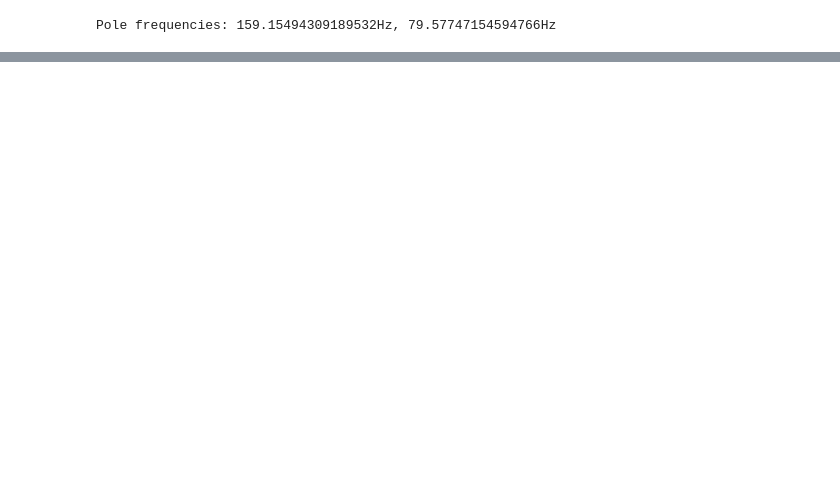
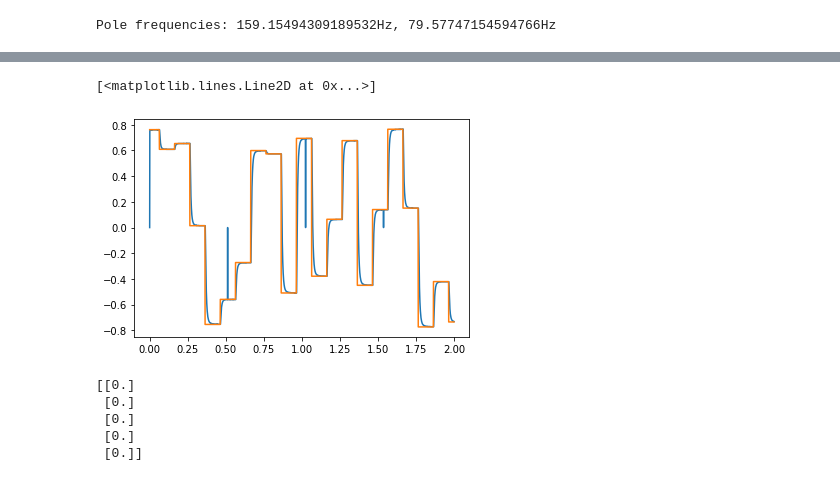
Before and after one commit to lorsi96/System-Identification-Control-for-RCRC-Circuit, a Jupyter notebook: scripts/analysis.ipynb, the cells around one changed output, grey strips where cells are left out. Drawn from its saved outputs; the diff is of its cells as text; code cells hidden in the pictures; blank space fills up the shorter version.

```diff
--- a/scripts/analysis.ipynb
+++ b/scripts/analysis.ipynb
@@ -85,0 +100,43 @@ plt.legend()
+# %%
+import numpy as np
+import matplotlib.pyplot as plt
+import pandas as pd
+
+SR_F_HZ = 1000
+SQ_WAVE_F_HZ = 10
+
+data = pd.read_csv('out/prbs_resp.csv')
+data['Time'] = np.arange(len(data)) / SR_F_HZ
+plt.plot(data[:2000]['Time'], data[:2000]['Data'])
+plt.plot(data[:2000]['Time'], data[:2000]['Reference'])
+# %% [output]
+[<matplotlib.lines.Line2D at 0x...>]
+[figure, added]
+# %%
+import numpy as np
+
+order = 2
+
+def identificacionRLS(n, u, y, lastP, lastTheta):
+    Phi = np.asmatrix(np.concatenate((y[::-1][1:n+1], u[::-1][:n+1])))
+    p = lastP - np.dot(np.dot(lastP, Phi.T), Phi.dot(lastP))/(1 + np.dot(np.dot(Phi, lastP), Phi.T))
+    k = np.dot(lastP, Phi.T)/(1 + np.dot(np.dot(Phi, lastP), Phi.T))
+    error = (np.asmatrix(y[-1]) - np.dot(Phi, lastTheta))[0, 0]
+    aux = error * k
+    theta = lastTheta + np.asmatrix(aux)
+    return theta, p, error
+
+Theta = np.zeros((2*order+1, 1))
+print(Theta)
+P = np.eye(2*order+1)
+
+toterr = []
+for i in range(order, len(data['Data'])):
+    Theta, P, error = identificacionRLS(order, np.array(data['Reference'][i-order:i+1]), np.array(data['Data'][i-order:i+1]), P, Theta)
+    toterr.append(error)
+# %% [output]
+[[0.]
+ [0.]
+ [0.]
+ [0.]
+ [0.]]
```
Also changed, not shown: parts of 10 cells of this notebook, 6 other files.
